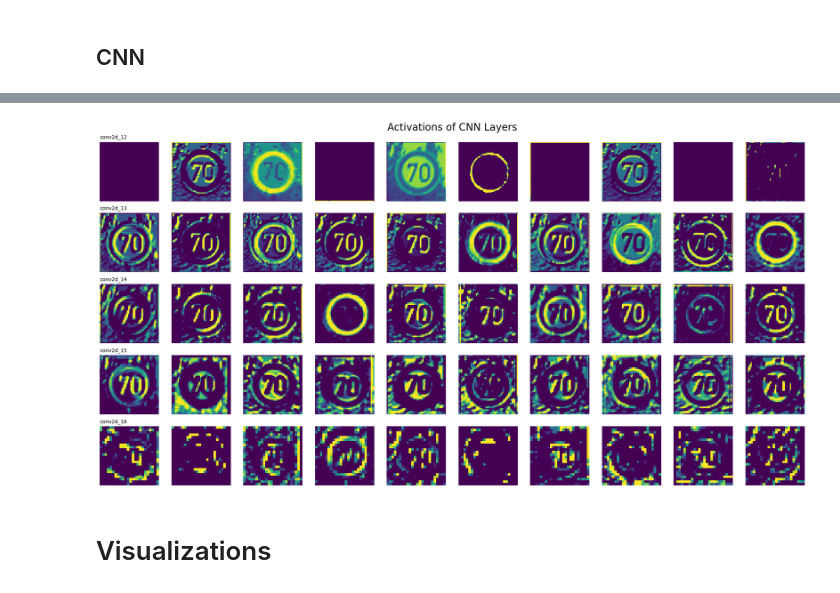
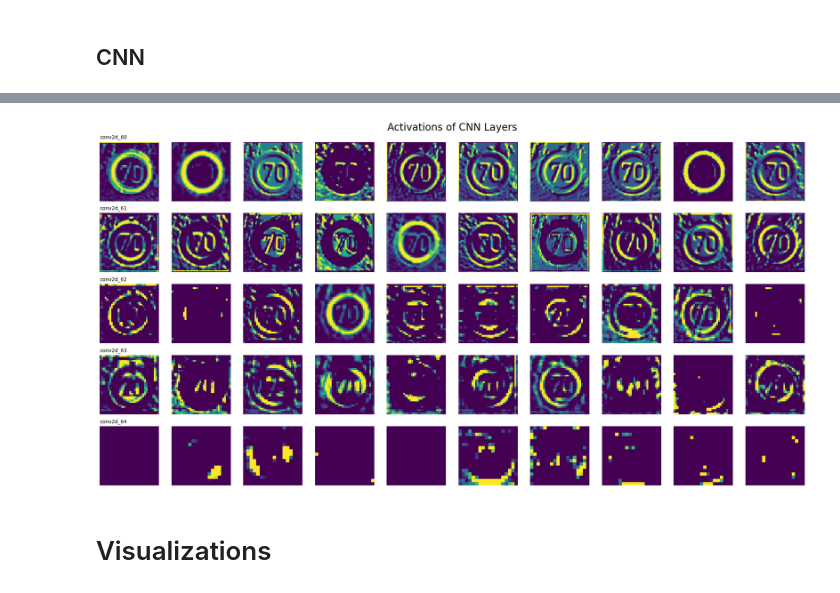
Before and after one commit to jamiecmarks/ml-ass2, a Jupyter notebook: exploration.ipynb, the cells around one changed output, grey strips where cells are left out. Cells and saved outputs as stored; diff of their text form; code cells hidden in the pictures.

```diff
--- a/exploration.ipynb
+++ b/exploration.ipynb
@@ -1550,7 +1554,7 @@ import numpy as np
 import tensorflow as tf
 import cv2
 
-cnn_model = tf.keras.models.load_model('best_cnn_model_98_91.keras')
+cnn_model = tf.keras.models.load_model('top_cnn_model.h5')
 _, H, W, C = cnn_model.input_shape
 inp = tf.keras.Input(shape=(H, W, C))
 x = inp
@@ -1606,4 +1611,4 @@ plt.show()
-[figure, old version]
+[figure, new version]
 # %%
 # cnn_pred_df.to_csv('cnn_predictions.csv')
 # %% [markdown]
```
Also changed, not shown: parts of 29 cells of this notebook, 15 other files.
